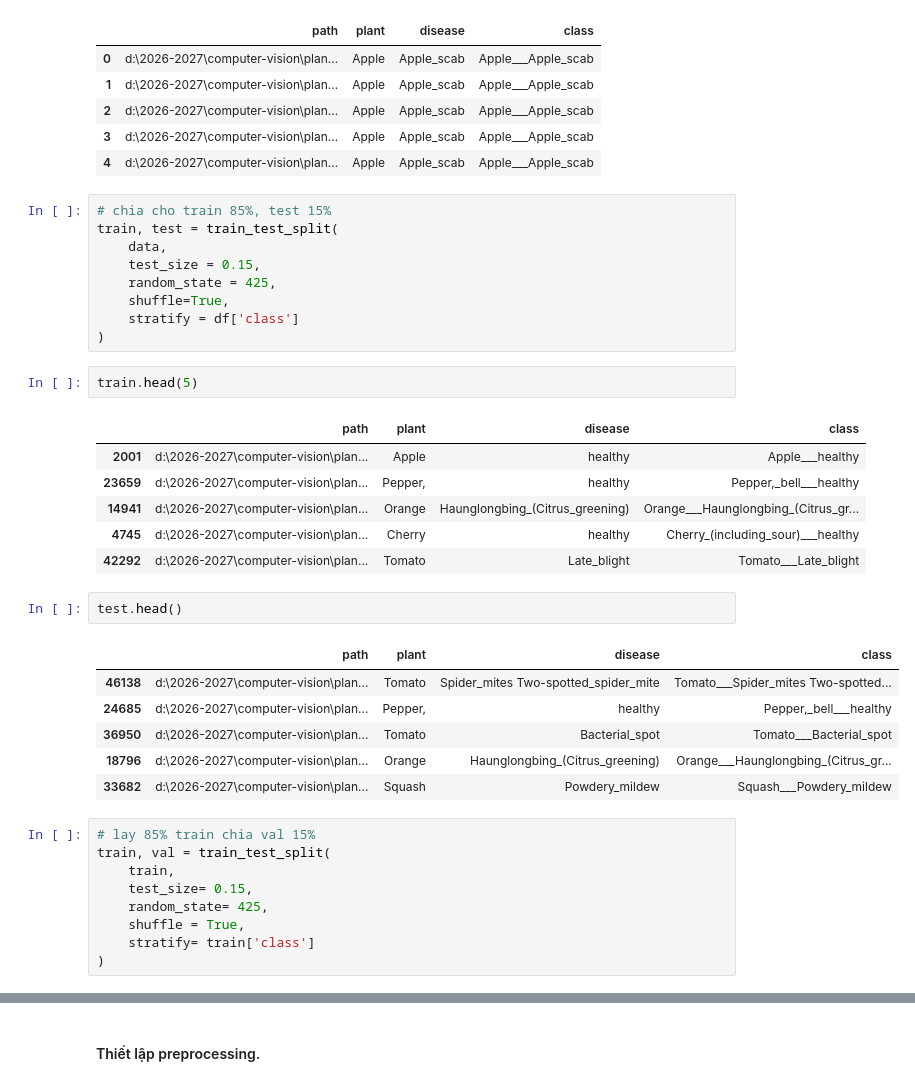
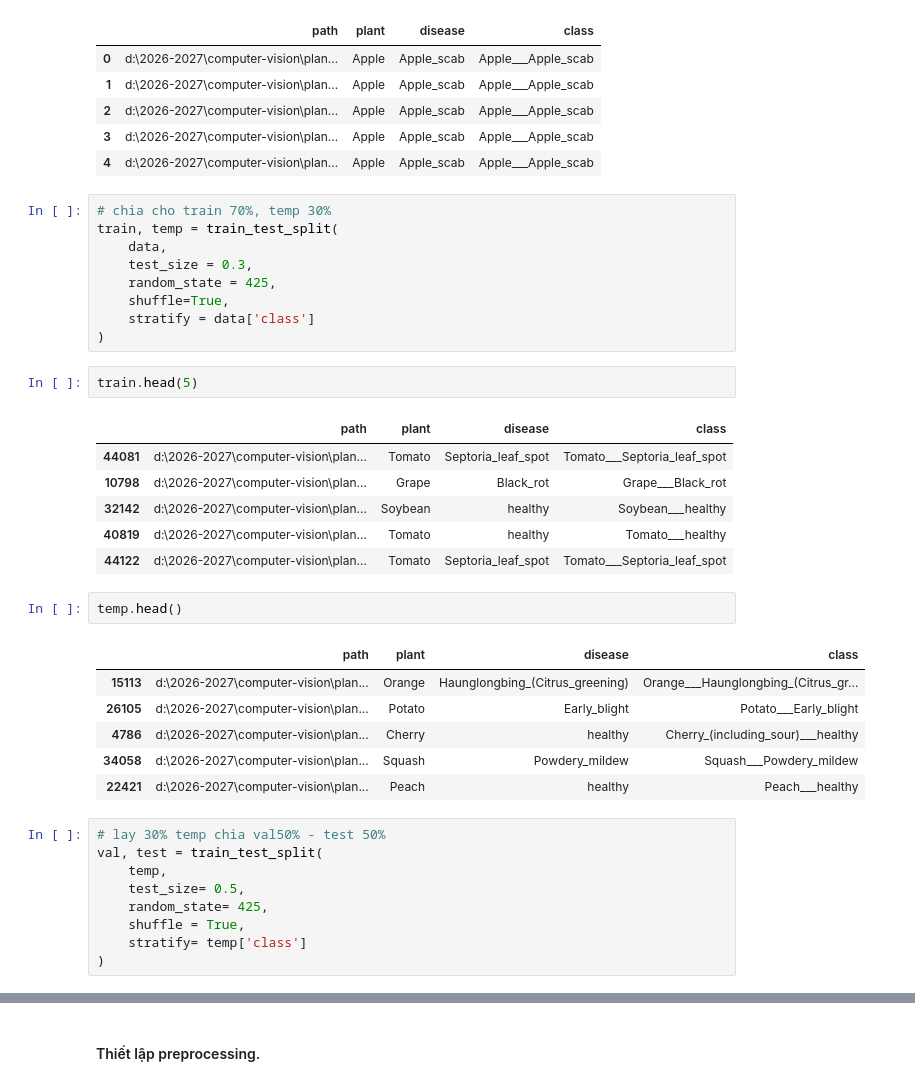
Before and after one commit to phamtuandat2005/plantvillage-plant-disease-classification, a Jupyter notebook: _ipynb/03_data_split_preprocessing.ipynb, the cells around one changed output, grey strips where cells are left out. Cells and saved outputs as stored; diff of their text form.

```diff
--- a/_ipynb/03_data_split_preprocessing.ipynb
+++ b/_ipynb/03_data_split_preprocessing.ipynb
@@ -41,40 +45,40 @@ data.head()
 | 3 | d:\2026-2027\computer-vision\plan... | Apple | Apple_scab | Apple___Apple_scab |
 | 4 | d:\2026-2027\computer-vision\plan... | Apple | Apple_scab | Apple___Apple_scab |
 # %%
-# chia cho train 85%, test 15%
-train, test = train_test_split(
+# chia cho train 70%, temp 30%
+train, temp = train_test_split(
     data,
-    test_size = 0.15,
+    test_size = 0.3,
     random_state = 425,
     shuffle=True,
-    stratify = df['class']
+    stratify = data['class']
 )
 # %%
 train.head(5)
 # %% [output]
 |  | path | plant | disease | class |
-| 2001 | d:\2026-2027\computer-vision\plan... | Apple | healthy | Apple___healthy |
-| 23659 | d:\2026-2027\computer-vision\plan... | Pepper, | healthy | Pepper,_bell___healthy |
-| 14941 | d:\2026-2027\computer-vision\plan... | Orange | Haunglongbing_(Citrus_greening) | Orange___Haunglongbing_(Citrus_gr... |
-| 4745 | d:\2026-2027\computer-vision\plan... | Cherry | healthy | Cherry_(including_sour)___healthy |
-| 42292 | d:\2026-2027\computer-vision\plan... | Tomato | Late_blight | Tomato___Late_blight |
+| 44081 | d:\2026-2027\computer-vision\plan... | Tomato | Septoria_leaf_spot | Tomato___Septoria_leaf_spot |
+| 10798 | d:\2026-2027\computer-vision\plan... | Grape | Black_rot | Grape___Black_rot |
+| 32142 | d:\2026-2027\computer-vision\plan... | Soybean | healthy | Soybean___healthy |
+| 40819 | d:\2026-2027\computer-vision\plan... | Tomato | healthy | Tomato___healthy |
+| 44122 | d:\2026-2027\computer-vision\plan... | Tomato | Septoria_leaf_spot | Tomato___Septoria_leaf_spot |
 # %%
-test.head()
+temp.head()
 # %% [output]
 |  | path | plant | disease | class |
-| 46138 | d:\2026-2027\computer-vision\plan... | Tomato | Spider_mites Two-spotted_spider_mite | Tomato___Spider_mites Two-spotted... |
-| 24685 | d:\2026-2027\computer-vision\plan... | Pepper, | healthy | Pepper,_bell___healthy |
-| 36950 | d:\2026-2027\computer-vision\plan... | Tomato | Bacterial_spot | Tomato___Bacterial_spot |
-| 18796 | d:\2026-2027\computer-vision\plan... | Orange | Haunglongbing_(Citrus_greening) | Orange___Haunglongbing_(Citrus_gr... |
-| 33682 | d:\2026-2027\computer-vision\plan... | Squash | Powdery_mildew | Squash___Powdery_mildew |
+| 15113 | d:\2026-2027\computer-vision\plan... | Orange | Haunglongbing_(Citrus_greening) | Orange___Haunglongbing_(Citrus_gr... |
+| 26105 | d:\2026-2027\computer-vision\plan... | Potato | Early_blight | Potato___Early_blight |
+| 4786 | d:\2026-2027\computer-vision\plan... | Cherry | healthy | Cherry_(including_sour)___healthy |
+| 34058 | d:\2026-2027\computer-vision\plan... | Squash | Powdery_mildew | Squash___Powdery_mildew |
+| 22421 | d:\2026-2027\computer-vision\plan... | Peach | healthy | Peach___healthy |
 # %%
-# lay 85% train chia val 15%
-train, val = train_test_split(
-    train,
-    test_size= 0.15,
+# lay 30% temp chia val50% - test 50%
+val, test = train_test_split(
+    temp,
+    test_size= 0.5,
     random_state= 425,
     shuffle = True,
-    stratify= train['class']
+    stratify= temp['class']
 )
 # %%
 val.head()
```
Also changed, not shown: parts of 21 cells of this notebook, 45 other files.
